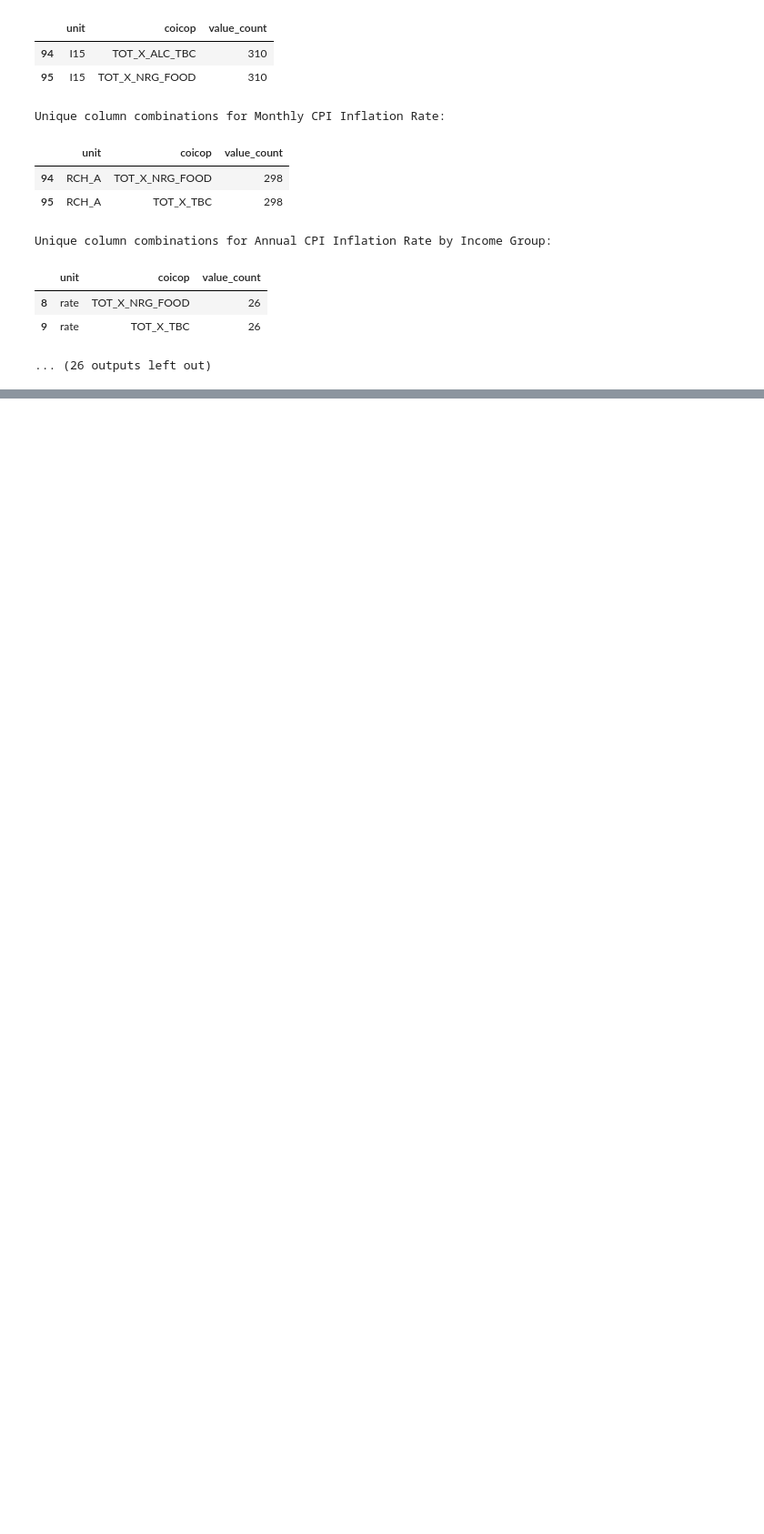
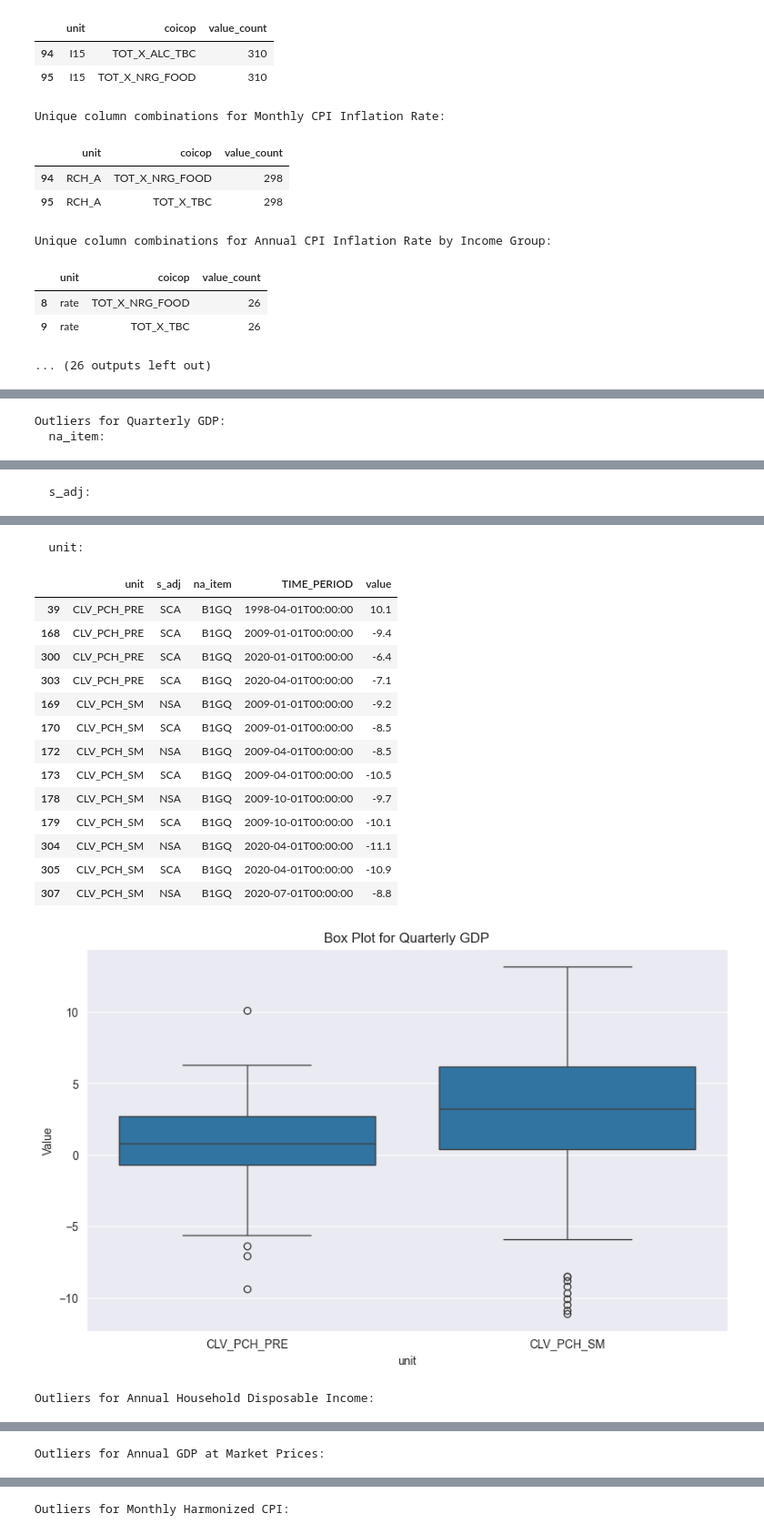
Before and after one commit to muffindud/iceland-data-analysis, a Jupyter notebook: main.ipynb, the cells around one changed output, grey strips where cells are left out. Shown: that part at 91% size. Cells and saved outputs as stored; diff of their text form; code cells hidden in the pictures; blank space fills up the shorter version.

Commit message:
fix boxplot shows

```diff
--- a/main.ipynb
+++ b/main.ipynb
@@ -459,14 +458,19 @@ def get_outliers(frame: Frame, group_by_cols: list[str]) -> pd.DataFrame:
 
     return outliers_subset
 # %%
-def box_plot(frame: Frame, group_by_cols: list[str]) -> None:
+def box_plot(frame: Frame) -> None:
     df = frame.dataframe.copy()
 
-    plt.figure(figsize=(18, 6))
-    sns.boxplot(data=df, x="TIME_PERIOD", y="value")
-    plt.title(f"Box Plot of {frame.name}")
-    plt.xlabel("Time Period")
+    # box plot for each column on value (except for TIME_PERIOD)
+    id_cols = df.columns.tolist()
+    id_cols.remove("TIME_PERIOD")
+    id_cols.remove("value")
+    plt.figure(figsize=(10, 6))
+    if id_cols:
+        sns.boxplot(x=id_cols[0], y="value", data=df)
+    else:
+        sns.boxplot(y="value", data=df)
+    plt.title(f"Box Plot for {frame.name}")
     plt.ylabel("Value")
-    plt.xticks(rotation=90)
-    plt.tight_layout()
+    plt.xlabel(id_cols[0] if id_cols else "")
     plt.show()
@@ -493,7 +476,0 @@ OUTLIERS[DATAFRAMES[16].eurostat_code] = get_outliers(DATAFRAMES[16], ["unit", "
-# %%
-for code, outlier_df in OUTLIERS.items():
-    frame = next((f for f in DATAFRAMES if f.eurostat_code == code), None)
-    if frame is not None:
-        print(f"Outliers for {frame.name}:")
-        display(outlier_df)
-        box_plot(frame, [])
@@ -517,0 +477,12 @@ Outliers for Monthly Harmonized CPI:
+# %%
+for frame in DATAFRAMES:
+    print(f"Outliers for {frame.name}:")
+    outliers = get_outliers(frame)
+    for key, outlier_df in outliers.items():
+        if not outlier_df.empty:
+            print(f"  {key}:")
+            display(outlier_df)
+    box_plot(frame)
+# %% [output]
+Outliers for Quarterly GDP:
+  na_item:
@@ -517,0 +505 @@ Outliers for Monthly Harmonized CPI:
+  s_adj:
@@ -517,0 +521,17 @@ Outliers for Monthly Harmonized CPI:
+  unit:
+|  | unit | s_adj | na_item | TIME_PERIOD | value |
+| 39 | CLV_PCH_PRE | SCA | B1GQ | 1998-04-01T00:00:00 | 10.1 |
+| 168 | CLV_PCH_PRE | SCA | B1GQ | 2009-01-01T00:00:00 | -9.4 |
+| 300 | CLV_PCH_PRE | SCA | B1GQ | 2020-01-01T00:00:00 | -6.4 |
+| 303 | CLV_PCH_PRE | SCA | B1GQ | 2020-04-01T00:00:00 | -7.1 |
+| 169 | CLV_PCH_SM | NSA | B1GQ | 2009-01-01T00:00:00 | -9.2 |
+| 170 | CLV_PCH_SM | SCA | B1GQ | 2009-01-01T00:00:00 | -8.5 |
+| 172 | CLV_PCH_SM | NSA | B1GQ | 2009-04-01T00:00:00 | -8.5 |
+| 173 | CLV_PCH_SM | SCA | B1GQ | 2009-04-01T00:00:00 | -10.5 |
+| 178 | CLV_PCH_SM | NSA | B1GQ | 2009-10-01T00:00:00 | -9.7 |
+| 179 | CLV_PCH_SM | SCA | B1GQ | 2009-10-01T00:00:00 | -10.1 |
+| 304 | CLV_PCH_SM | NSA | B1GQ | 2020-04-01T00:00:00 | -11.1 |
+| 305 | CLV_PCH_SM | SCA | B1GQ | 2020-04-01T00:00:00 | -10.9 |
+| 307 | CLV_PCH_SM | NSA | B1GQ | 2020-07-01T00:00:00 | -8.8 |
+[figure, added]
+Outliers for Annual Household Disposable Income:
@@ -517,0 +539 @@ Outliers for Monthly Harmonized CPI:
+Outliers for Annual GDP at Market Prices:
@@ -517,0 +541 @@ Outliers for Monthly Harmonized CPI:
+Outliers for Monthly Harmonized CPI:
```
Also changed, not shown: parts of 5 cells of this notebook.
